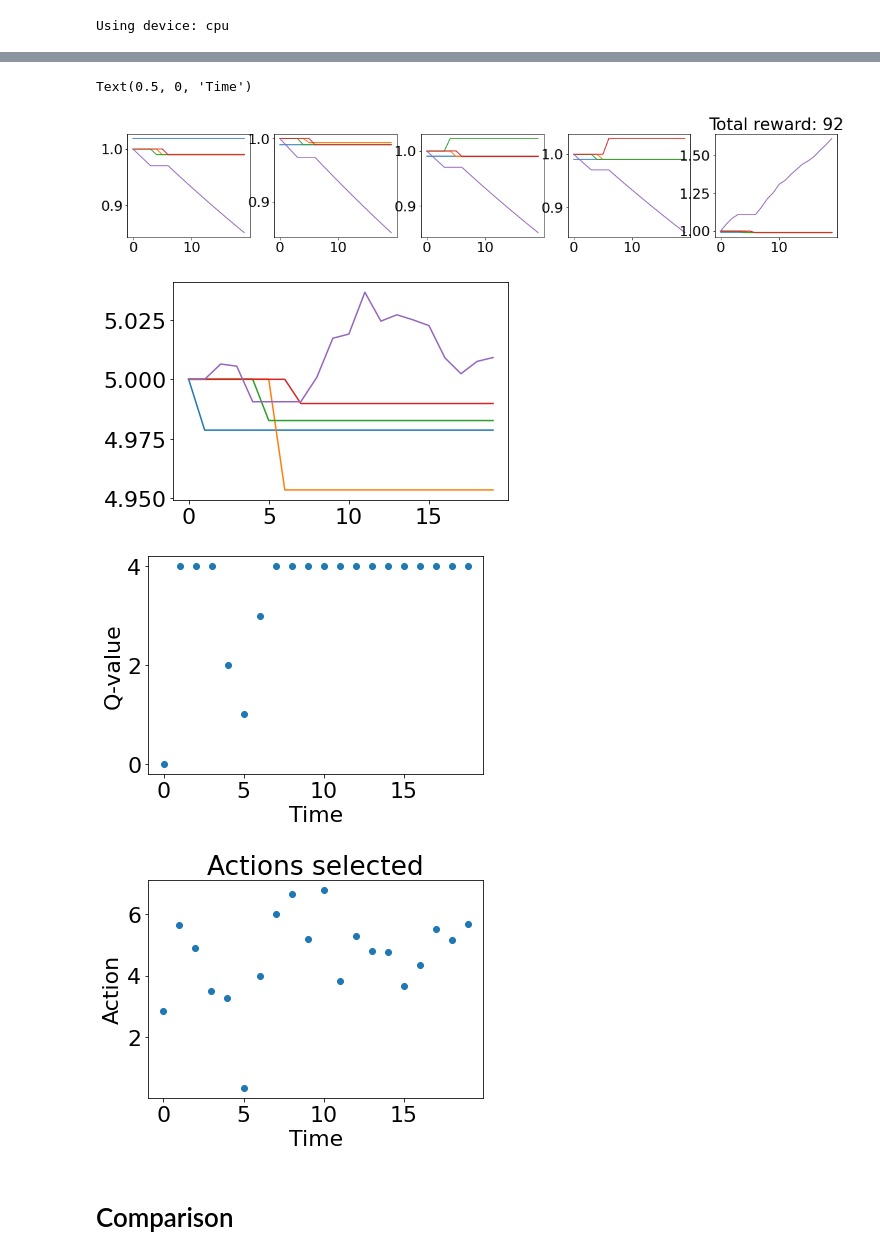
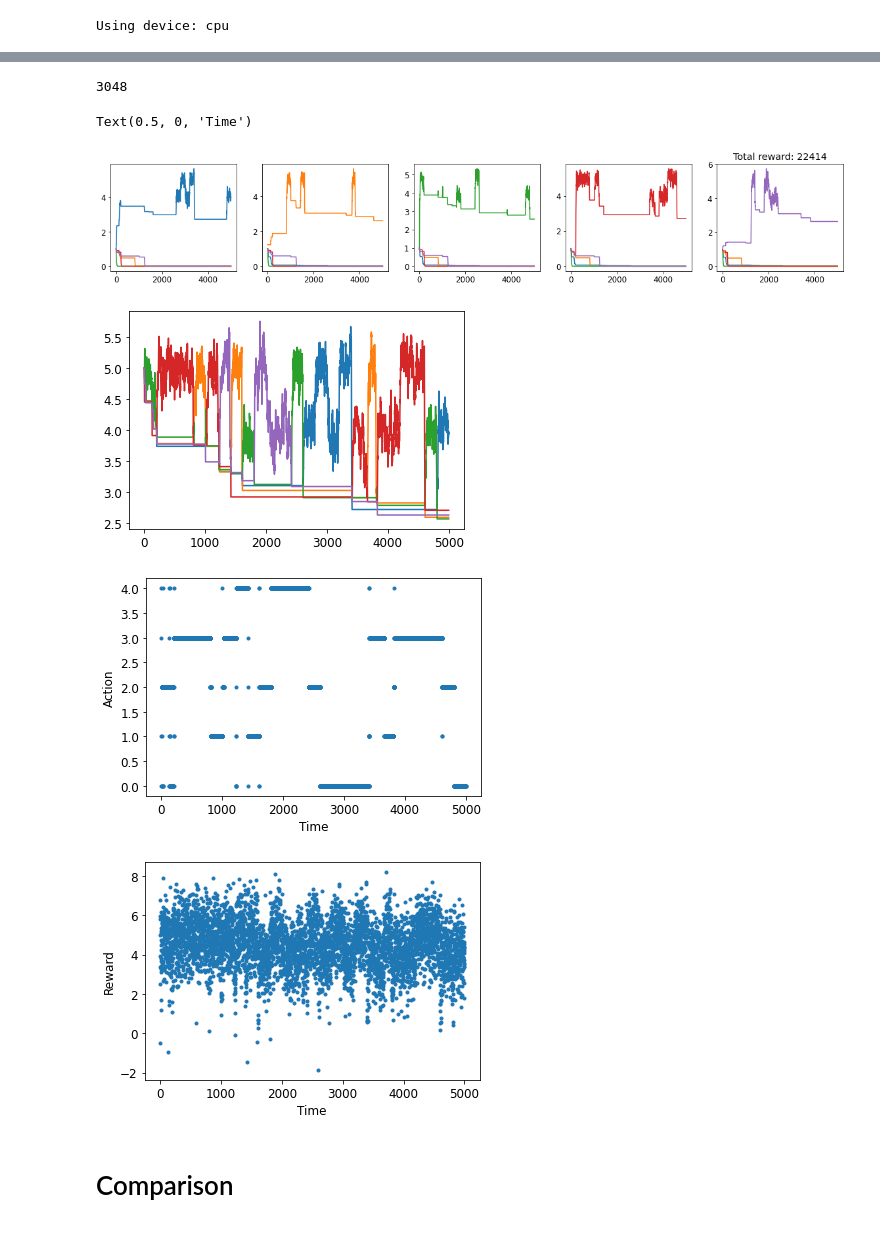
Before and after one commit to zdulbz/Multiple-Selves, a Jupyter notebook: Bandits.ipynb, the cells around one changed output, grey strips where cells are left out. Drawn from its saved outputs; the diff is of its cells as text; code cells hidden in the pictures.

```diff
--- a/Bandits.ipynb
+++ b/Bandits.ipynb
@@ -14,7 +16,7 @@ import matplotlib.colors as mcl
 
 device = torch.device('cuda' if torch.cuda.is_available() else 'cpu')
 print('Using device:', device)
-plt.rcParams.update({'font.size': 22})
+plt.rcParams.update({'font.size': 12})
 # %% [output]
 Using device: cpu
 # %%
@@ -73,15 +75,18 @@ starting_q = 1
 bandits = [bandit(means[i],vars[i]) for i in range(n_bandits)]
 mono_agent = agent(n_bandits,mono_epsilon,mono_lr,starting_q = starting_q)
 trials = 10000
-trial_swap = 20000
+trial_swap = 100
+epsilon_final = 0
+epsilon_decay = 0
 
 for i in range(trials):
-  if i+1 % trial_swap == 0:
+  if i % trial_swap == 0:
     np.random.shuffle(bandits)
   action = mono_agent.select_action()
   reward = mono_agent.pull(action,bandits)
   mono_agent.update_q_values(action,reward)
-  mono_agent.epsilon -= 0.001
+  mono_agent.epsilon -= epsilon_decay
+  if mono_agent.epsilon < epsilon_final: mono_agent.epsilon = epsilon_final
 
 plt.plot(mono_agent.historical_q_values);
 plt.title(f'Total reward: {int(sum(mono_agent.rewards))}')
@@ -101,7 +105,11 @@ plt.ylim([0,5])
+# %%
+run_monolithic(1000, 1, 1, 1, 1, 0.1)
+# %% [output]
+3048
 # %%
 ## multi-agent bandits
 means = [1,2,3,4,5]
-trial_swap = 10000
+trial_swap = 200
 n_bandits = len(means)
 vars = [1 for i in range(len(means))]
 bandits = [bandit(means[i],vars[i]) for i in range(n_bandits)]
@@ -109,8 +117,10 @@ bandits = [bandit(means[i],vars[i]) for i in range(n_bandits)]
 n_agents = n_bandits
 starting_q = 1
 epsilon = 0
-lr = 0.01
-agents = [agent(n_bandits,epsilon,lr,fav_bandit = i,starting_q = starting_q) for i in range(n_agents)]
+epsilon_final = 0
+lr = 0.1
+epsilon_decay = 1/1
+agents = [agent(n_bandits,0,lr,fav_bandit = i,starting_q = starting_q) for i in range(n_agents)]
 
 historical_actions = []
 historical_rewards = []
@@ -130,45 +140,45 @@ def select_multiagent_action(agents):
     return action
 
 
-trials = 20
+trials = 5000
 
 for i in range(trials):
-  if i+1 % trial_swap == 0:
+  if i % trial_swap == 0:
     np.random.shuffle(bandits)
   action = select_multiagent_action(agents)
   reward = bandits[action].give_reward()
   historical_rewards.append(copy.copy(reward))
   reward_list = [reward*int(action == agents[i].fav_bandit) for i in range(n_agents)]
   # print(reward_list)
   for i in range(n_agents):
     agents[i].update_q_values(action,reward_list[i])
-    epsilon -= 0.001
+  epsilon -= epsilon_decay
+  if epsilon < epsilon_final: epsilon = epsilon_final
 
 
 fig, axes = plt.subplots(1,n_agents,figsize = (20,3))
 for i, ax in enumerate(axes.flatten()):
     ax.plot(agents[i].historical_q_values)
 plt.title(f'Total reward: {int(sum(historical_rewards))}')
 
 plt.figure()
 plt.plot(historical_qvals);
 plt.figure()
 # plt.plot(np.cumsum(mono_agent.rewards));
-plt.scatter(range(trials),historical_actions);
-plt.ylabel('Q-value')
+plt.scatter(range(trials),historical_actions,marker='.');
+plt.ylabel('Action')
 plt.xlabel('Time')
 
 plt.figure()
-plt.title('rewards')
-plt.scatter(range(trials),historical_rewards);plt.title('Actions selected')
-plt.ylabel('Action')
+plt.scatter(range(trials),historical_rewards,marker='.');
+plt.ylabel('Reward')
 plt.xlabel('Time')
 # %% [output]
 Text(0.5, 0, 'Time')
-[figure, old version]
+[figure, new version]
-[figure, old version]
+[figure, new version]
-[figure, old version]
+[figure, new version]
-[figure, old version]
+[figure, new version]
 # %% [markdown]
 # Comparison
 # %%
```
Also changed, not shown: parts of 7 cells of this notebook.
